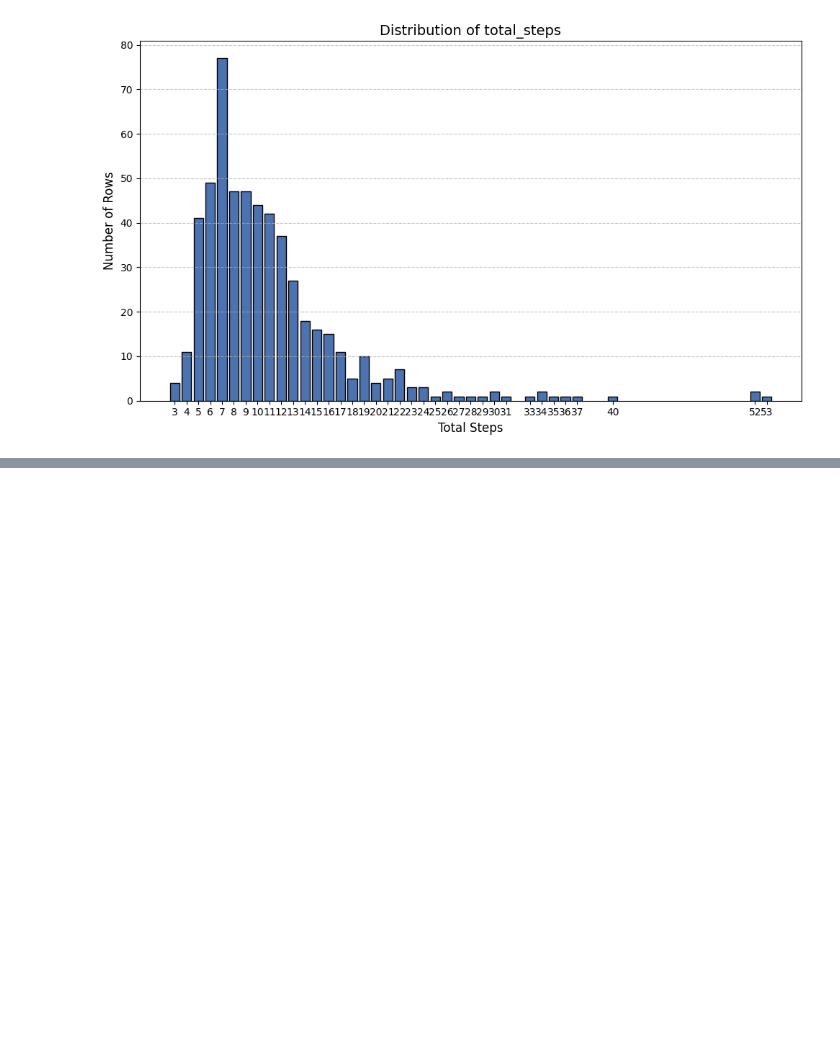
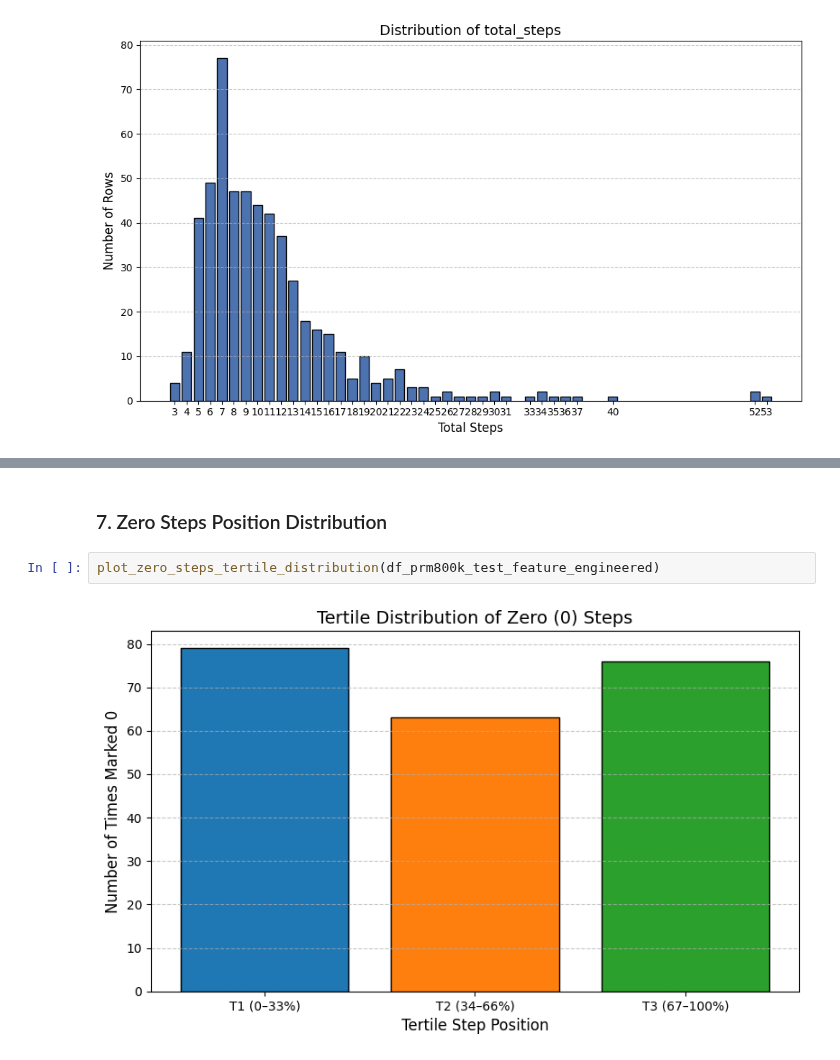
Before and after one commit to eugeniusms/textgrad-TextualVerifier, a Jupyter notebook: evaluation/deep_experiment/01b-EDA-PRM800K-Dataset.ipynb, the cells around one changed output, grey strips where cells are left out. Drawn from its saved outputs; the diff is of its cells as text; blank space fills up the shorter version.

```diff
--- a/evaluation/deep_experiment/01b-EDA-PRM800K-Dataset.ipynb
+++ b/evaluation/deep_experiment/01b-EDA-PRM800K-Dataset.ipynb
@@ -381,0 +480,6 @@ plot_total_steps_distribution(df_prm800k_test_feature_engineered)
+# %% [markdown]
+### 7. Zero Steps Position Distribution
+# %%
+plot_zero_steps_tertile_distribution(df_prm800k_test_feature_engineered)
+# %% [output]
+[figure, added]
```
Also changed, not shown: parts of 6 cells of this notebook.
